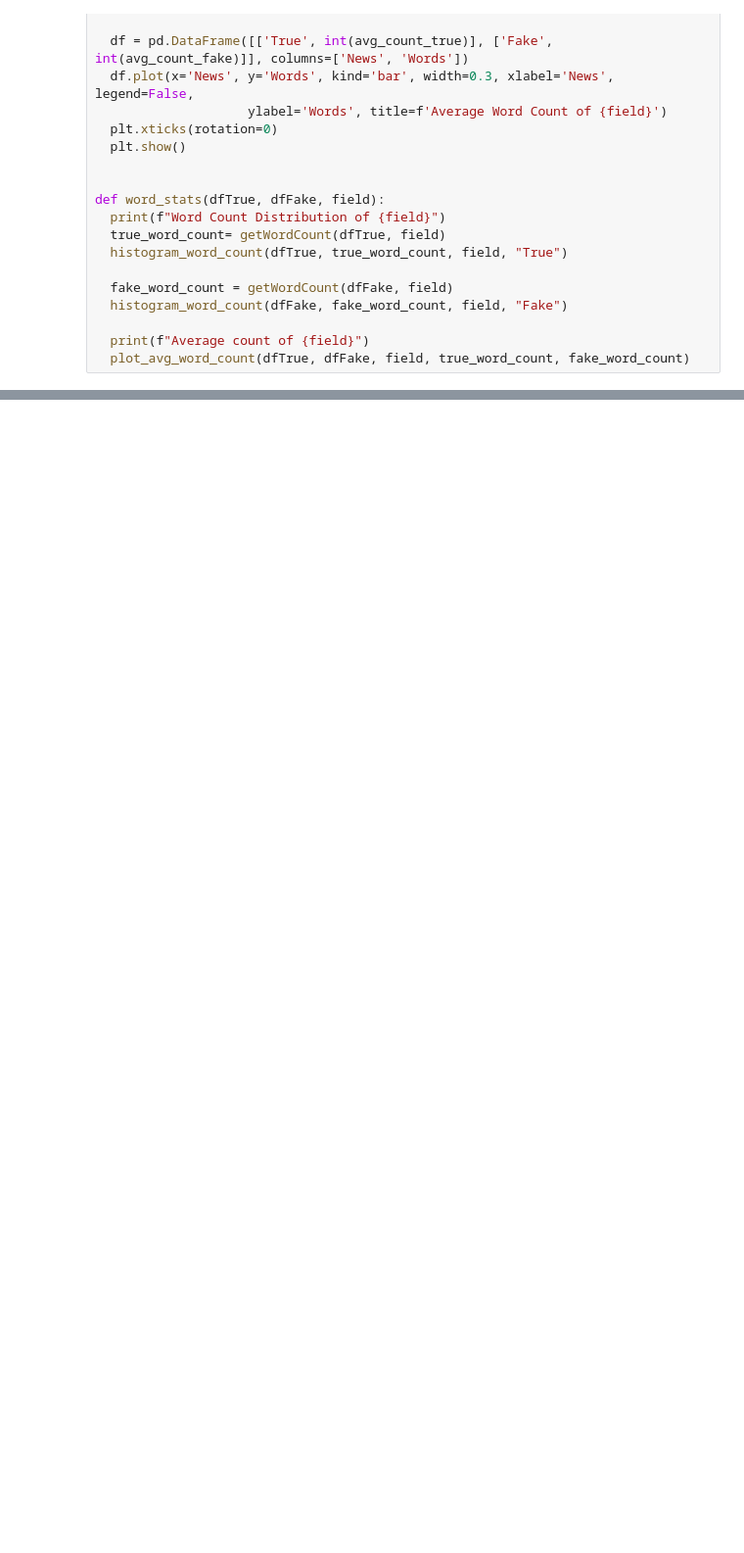
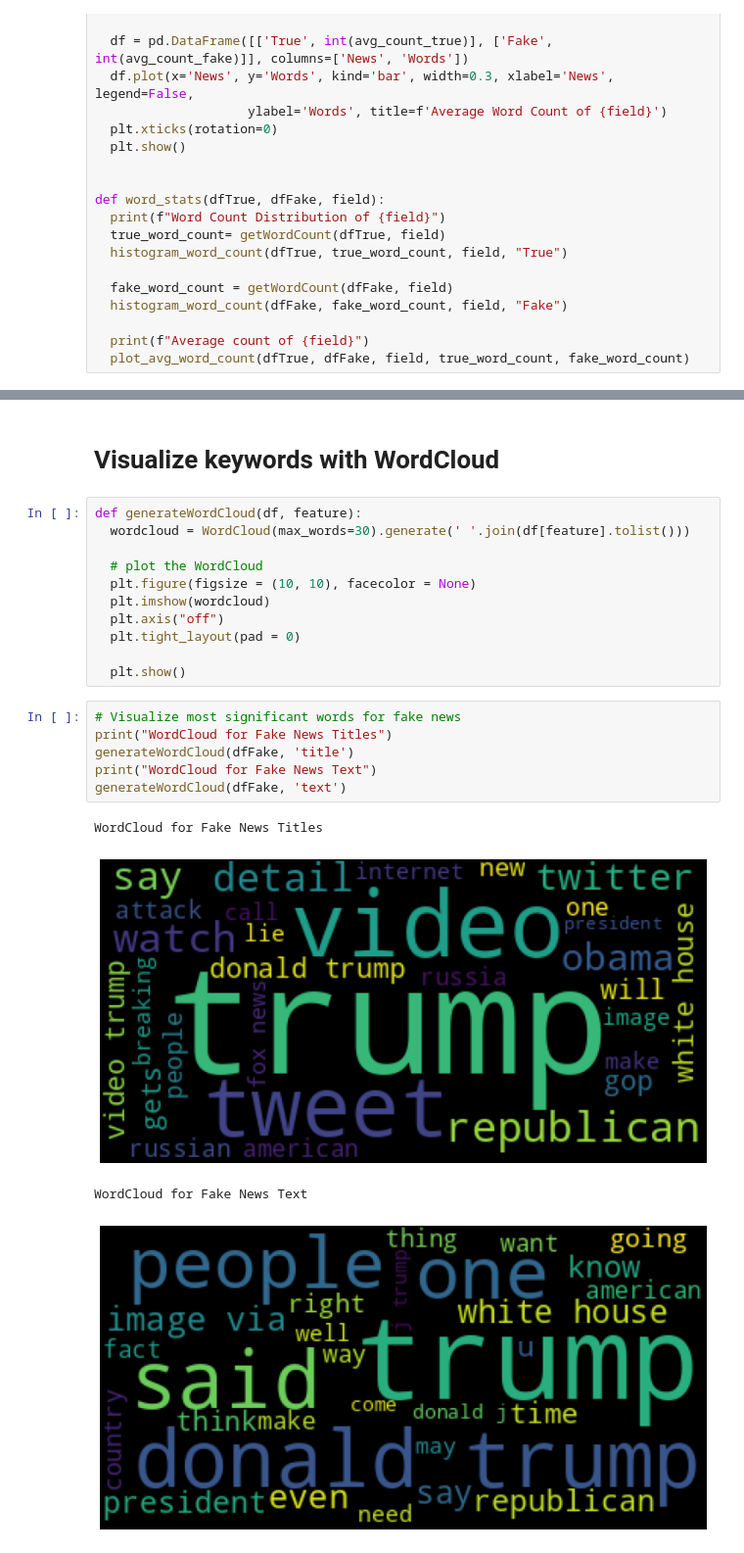
Before and after one commit to PJO017/Fake-News-Detection-Project, a Jupyter notebook: Source/Fake News Detection.ipynb, the cells around one changed output, grey strips where cells are left out. Shown at 98% size. Saved outputs shown, nothing was run; the diff lists cells and outputs as text; blank space fills up the shorter version.

Commit message:
Add tf-idf score calculation and wordcloud generation

```diff
--- a/Source/Fake News Detection.ipynb
+++ b/Source/Fake News Detection.ipynb
@@ -251,0 +313,24 @@ Average count of text
+# %% [markdown]
+# Visualize keywords with WordCloud
+# %%
+def generateWordCloud(df, feature):
+  wordcloud = WordCloud(max_words=30).generate(' '.join(df[feature].tolist()))
+
+  # plot the WordCloud
+  plt.figure(figsize = (10, 10), facecolor = None)
+  plt.imshow(wordcloud)
+  plt.axis("off")
+  plt.tight_layout(pad = 0)
+
+  plt.show()
+# %%
+# Visualize most significant words for fake news
+print("WordCloud for Fake News Titles")
+generateWordCloud(dfFake, 'title')
+print("WordCloud for Fake News Text")
+generateWordCloud(dfFake, 'text')
+# %% [output]
+WordCloud for Fake News Titles
+[figure, added]
+WordCloud for Fake News Text
+[figure, added]
```
Also changed, not shown: parts of 10 cells of this notebook.
